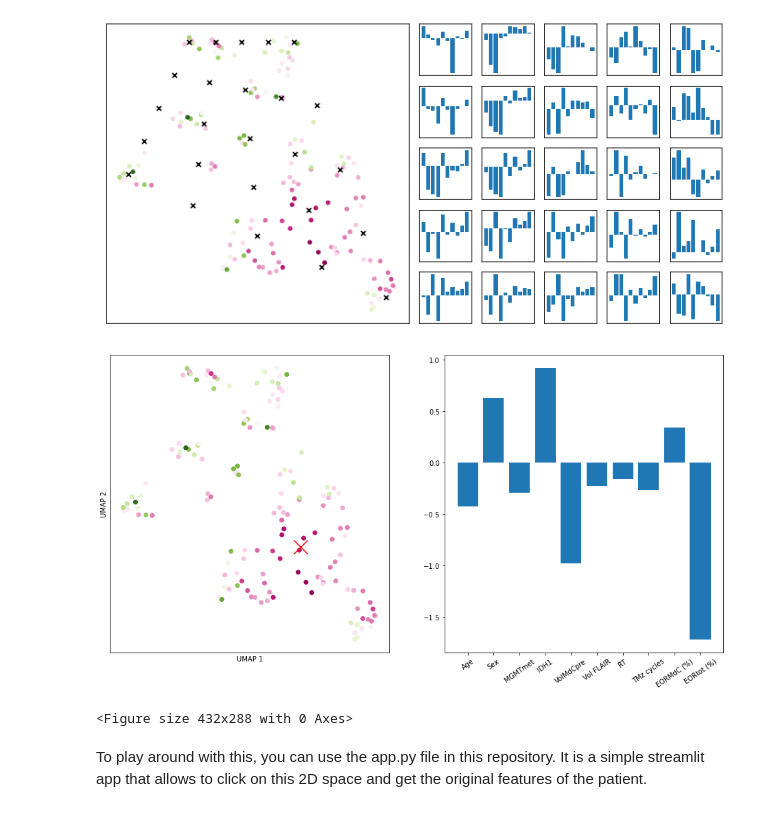
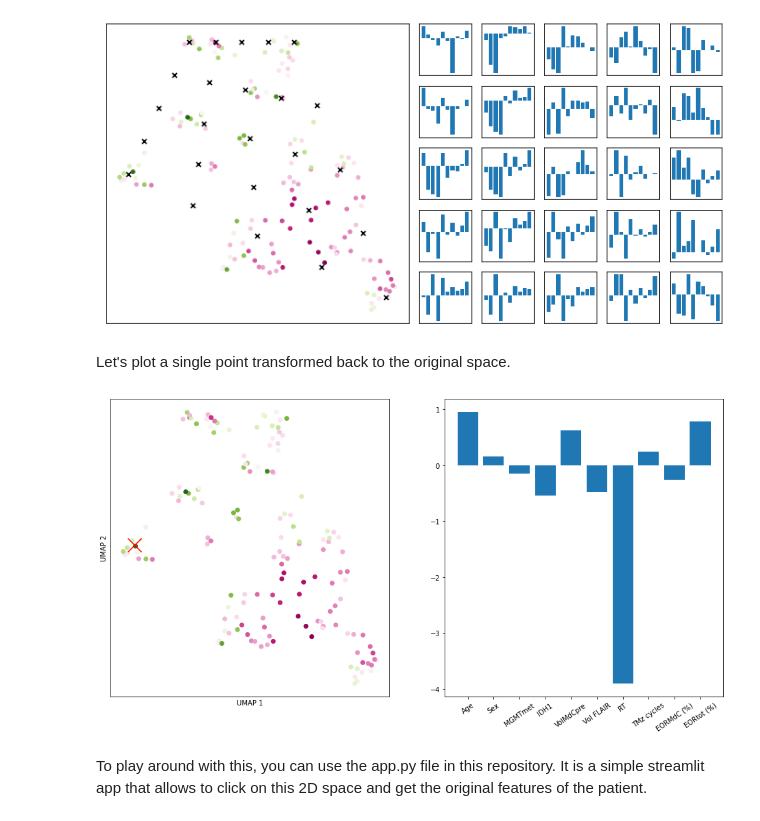
Before and after one commit to gullo97/medicine2, a Jupyter notebook: notebook.ipynb, the cells around one changed output. Drawn from its saved outputs; the diff is of its cells as text; code cells hidden in the pictures.

Commit message:
Added plots

```diff
--- a/notebook.ipynb
+++ b/notebook.ipynb
@@ -178,25 +178,26 @@ for i in range(5):
 plt.savefig('umap_embedding_reversed.png')
 # %% [output]
 [figure]
+# %% [markdown]
+Let's plot a single point transformed back to the original space.
 # %%
-test_pts = np.array([12,4.5]).reshape(1, -1)
+test_pts = np.array([7.1,5.6]).reshape(1, -1)
 inv_transformed_points = mapper.inverse_transform(test_pts)
 #plot embedding and inverse transformed points
 plt.figure(figsize=(16,8))
 plt.subplot(1,2,1)
 plt.scatter(mapper.embedding_[:, 0], mapper.embedding_[:, 1], c=labels, cmap='PiYG')
 plt.scatter(test_pts[:, 0], test_pts[:, 1], c='red', marker='x', s=400)
 plt.xlabel('UMAP 1')
 plt.ylabel('UMAP 2')
 plt.xticks([])
 plt.yticks([])
 plt.subplot(1,2,2)
 plt.bar(range(len(inv_transformed_points[0])), inv_transformed_points[0])
 plt.xticks(range(len(inv_transformed_points[0])), data.columns[:-2], rotation=35)
+plt.savefig('umap_embedding_reversed_1.png')
 plt.show()
-plt.savefig('umap_embedding_reversed_3.png')
 # %% [output]
-[figure, old version]
+[figure, new version]
-<Figure size 432x288 with 0 Axes>
 # %% [markdown]
 To play around with this, you can use the app.py file in this repository. It is a simple streamlit app that allows to click on this 2D space and get the original features of the patient.
```
Also changed, not shown: parts of 2 cells of this notebook, 8 other files.
